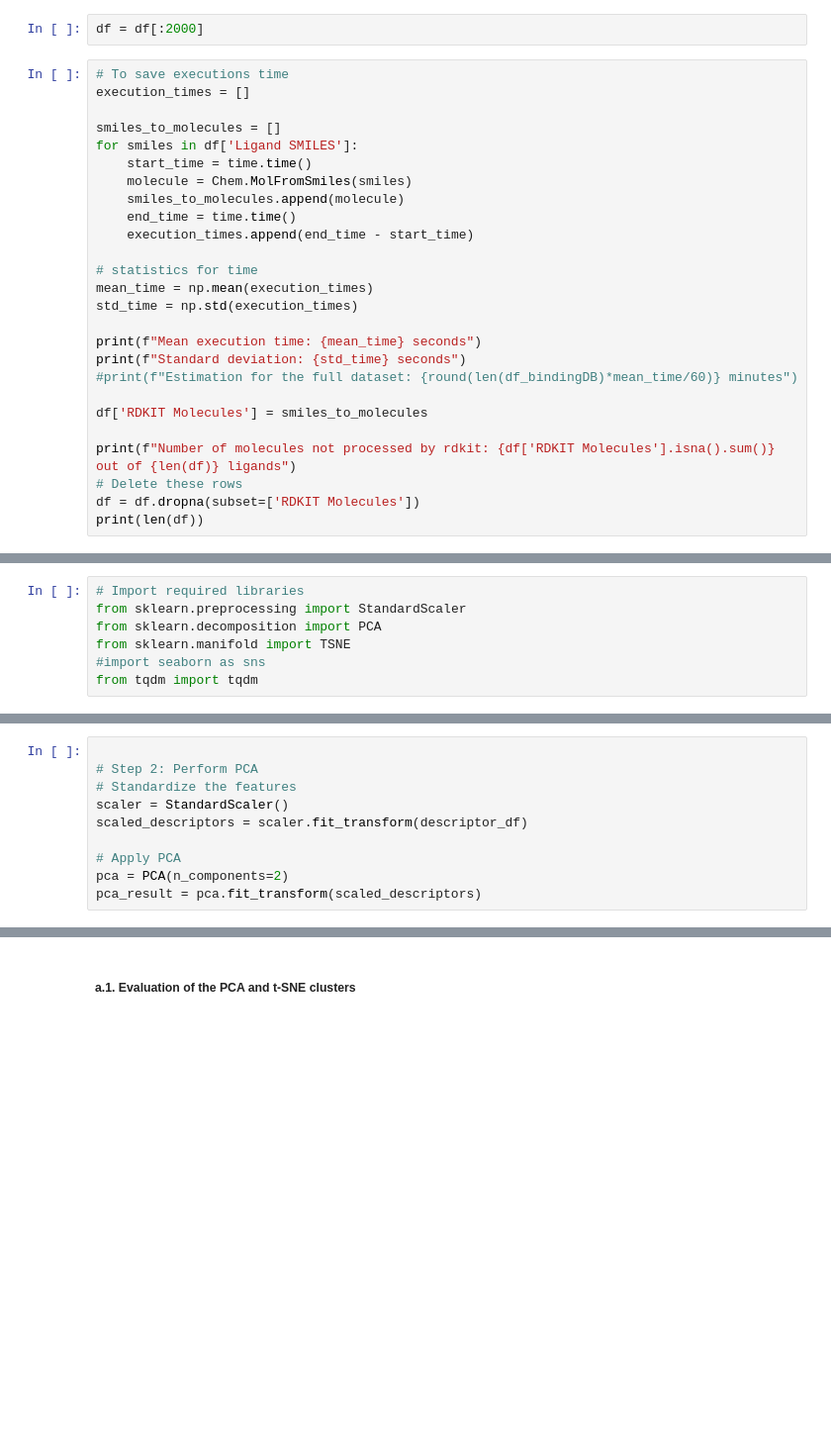
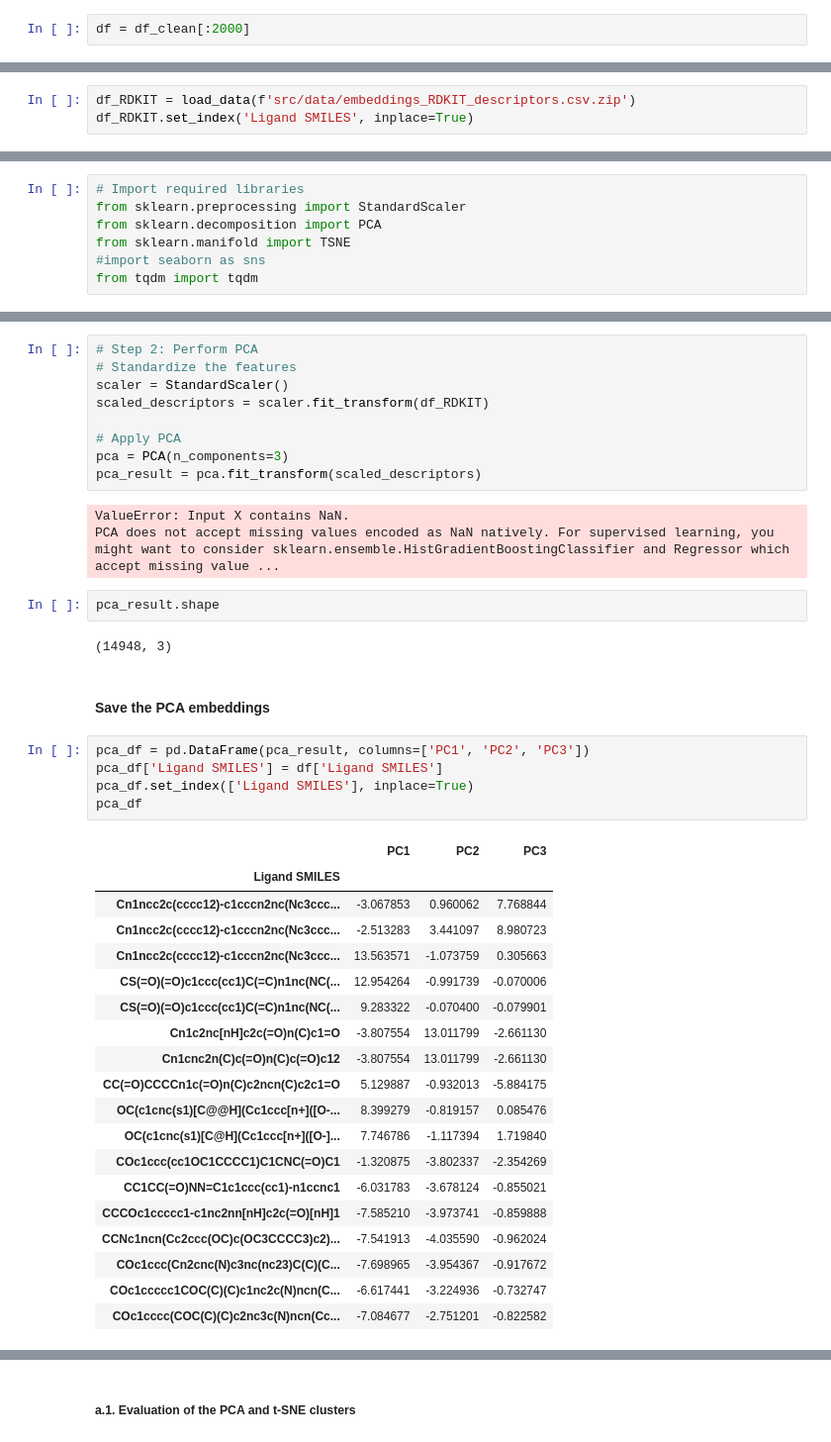
Before and after one commit to epfl-ada/ada-2024-project-laambada, a Jupyter notebook: results_embeddings2.ipynb, the cells around one changed output, grey strips where cells are left out. Shown at 99% size. Drawn from its saved outputs; the diff is of its cells as text; blank space fills up the shorter version.

```diff
--- a/results_embeddings2.ipynb
+++ b/results_embeddings2.ipynb
@@ -133,28 +78,2 @@ from rdkit.Chem import Descriptors, Fragments
 # %%
-df = df[:2000]
+df = df_clean[:2000]
-# %%
-# To save executions time
-execution_times = []
-
-smiles_to_molecules = []
-for smiles in df['Ligand SMILES']:
-    start_time = time.time()
-    molecule = Chem.MolFromSmiles(smiles)
-    smiles_to_molecules.append(molecule)
-    end_time = time.time()
-    execution_times.append(end_time - start_time)
-
-# statistics for time
-mean_time = np.mean(execution_times)
-std_time = np.std(execution_times)
-
-print(f"Mean execution time: {mean_time} seconds")
-print(f"Standard deviation: {std_time} seconds")
-#print(f"Estimation for the full dataset: {round(len(df_bindingDB)*mean_time/60)} minutes")
-
-df['RDKIT Molecules'] = smiles_to_molecules
-
-print(f"Number of molecules not processed by rdkit: {df['RDKIT Molecules'].isna().sum()} out of {len(df)} ligands")
-# Delete these rows
-df = df.dropna(subset=['RDKIT Molecules'])
-print(len(df))
@@ -168 +82,4 @@ Number of molecules not processed by rdkit: 0 out of 2000 ligands
+# %%
+df_RDKIT = load_data(f'src/data/embeddings_RDKIT_descriptors.csv.zip')
+df_RDKIT.set_index('Ligand SMILES', inplace=True)
 # %% [markdown]
@@ -217,10 +143,43 @@ descriptor_df = pd.DataFrame(descriptor_data)
 # %%
-
 # Step 2: Perform PCA
 # Standardize the features
 scaler = StandardScaler()
-scaled_descriptors = scaler.fit_transform(descriptor_df)
+scaled_descriptors = scaler.fit_transform(df_RDKIT)
 
 # Apply PCA
-pca = PCA(n_components=2)
+pca = PCA(n_components=3)
 pca_result = pca.fit_transform(scaled_descriptors)
+# %% [output]
+ValueError: Input X contains NaN.
+PCA does not accept missing values encoded as NaN natively. For supervised learning, you might want to consider sklearn.ensemble.HistGradientBoostingClassifier and Regressor which accept missing value ...
+# %%
+pca_result.shape
+# %% [output]
+(14948, 3)
+# %% [markdown]
+#### Save the PCA embeddings
+# %%
+pca_df = pd.DataFrame(pca_result, columns=['PC1', 'PC2', 'PC3'])
+pca_df['Ligand SMILES'] = df['Ligand SMILES']
+pca_df.set_index(['Ligand SMILES'], inplace=True)
+pca_df
+# %% [output]
+|  | PC1 | PC2 | PC3 |
+| Ligand SMILES |  |  |  |
+| Cn1ncc2c(cccc12)-c1cccn2nc(Nc3ccc... | -3.067853 | 0.960062 | 7.768844 |
+| Cn1ncc2c(cccc12)-c1cccn2nc(Nc3ccc... | -2.513283 | 3.441097 | 8.980723 |
+| Cn1ncc2c(cccc12)-c1cccn2nc(Nc3ccc... | 13.563571 | -1.073759 | 0.305663 |
+| CS(=O)(=O)c1ccc(cc1)C(=C)n1nc(NC(... | 12.954264 | -0.991739 | -0.070006 |
+| CS(=O)(=O)c1ccc(cc1)C(=C)n1nc(NC(... | 9.283322 | -0.070400 | -0.079901 |
+| Cn1c2nc[nH]c2c(=O)n(C)c1=O | -3.807554 | 13.011799 | -2.661130 |
+| Cn1cnc2n(C)c(=O)n(C)c(=O)c12 | -3.807554 | 13.011799 | -2.661130 |
+| CC(=O)CCCCn1c(=O)n(C)c2ncn(C)c2c1=O | 5.129887 | -0.932013 | -5.884175 |
+| OC(c1cnc(s1)[C@@H](Cc1ccc[n+]([O-... | 8.399279 | -0.819157 | 0.085476 |
+| OC(c1cnc(s1)[C@H](Cc1ccc[n+]([O-]... | 7.746786 | -1.117394 | 1.719840 |
+| COc1ccc(cc1OC1CCCC1)C1CNC(=O)C1 | -1.320875 | -3.802337 | -2.354269 |
+| CC1CC(=O)NN=C1c1ccc(cc1)-n1ccnc1 | -6.031783 | -3.678124 | -0.855021 |
+| CCCOc1ccccc1-c1nc2nn[nH]c2c(=O)[nH]1 | -7.585210 | -3.973741 | -0.859888 |
+| CCNc1ncn(Cc2ccc(OC)c(OC3CCCC3)c2)... | -7.541913 | -4.035590 | -0.962024 |
+| COc1ccc(Cn2cnc(N)c3nc(nc23)C(C)(C... | -7.698965 | -3.954367 | -0.917672 |
+| COc1ccccc1COC(C)(C)c1nc2c(N)ncn(C... | -6.617441 | -3.224936 | -0.732747 |
+| COc1cccc(COC(C)(C)c2nc3c(N)ncn(Cc... | -7.084677 | -2.751201 | -0.822582 |
```
Also changed, not shown: parts of 45 cells of this notebook, 1 other file.
